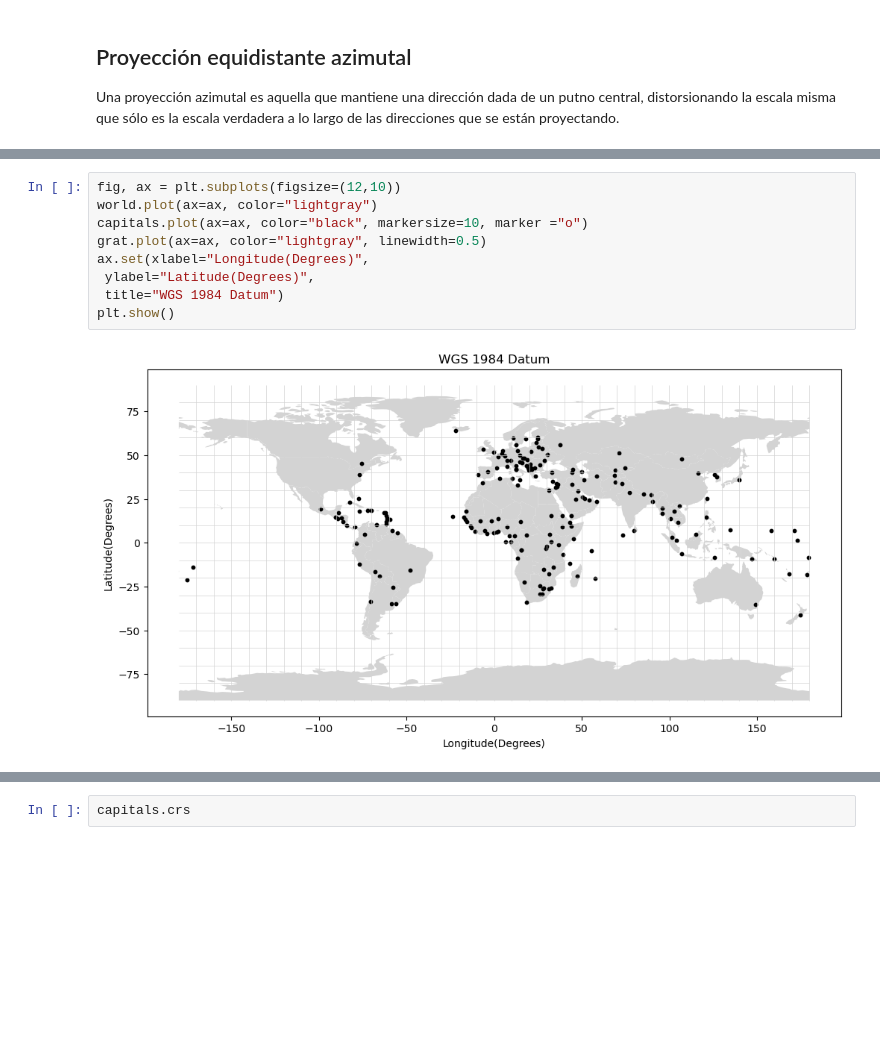
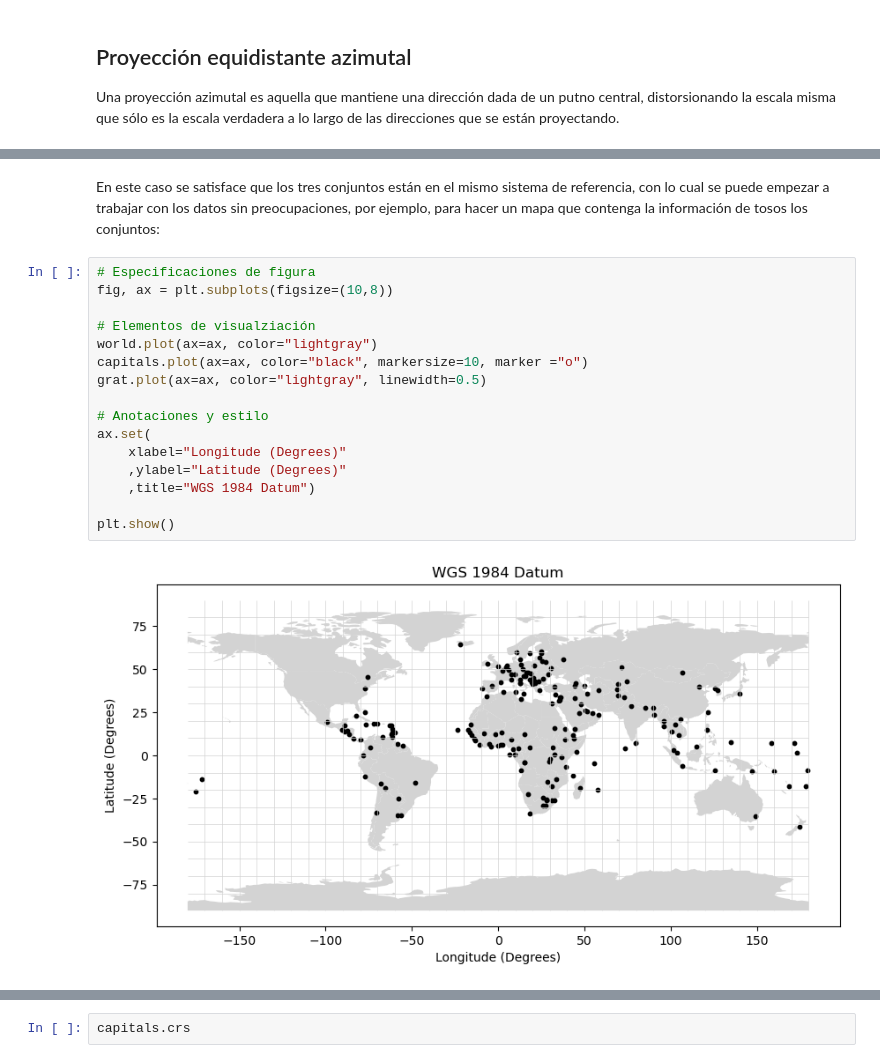
Before and after one commit to CAMM961001/geospatial_data_science, a Jupyter notebook: Chapter03/gcs_pcs.ipynb, the cells around one changed output, grey strips where cells are left out. Saved outputs shown, nothing was run; the diff lists cells and outputs as text; blank space fills up the shorter version.

```diff
--- a/Chapter03/gcs_pcs.ipynb
+++ b/Chapter03/gcs_pcs.ipynb
@@ -181,13 +195,22 @@ capitals.crs == world.crs == grat.crs
 # %% [output]
 True
+# %% [markdown]
+En este caso se satisface que los tres conjuntos están en el mismo sistema de referencia, con lo cual se puede empezar a trabajar con los datos sin preocupaciones, por ejemplo, para hacer un mapa que contenga la información de tosos los conjuntos:
 # %%
-fig, ax = plt.subplots(figsize=(12,10))
+# Especificaciones de figura
+fig, ax = plt.subplots(figsize=(10,8))
+
+# Elementos de visualziación
 world.plot(ax=ax, color="lightgray")
 capitals.plot(ax=ax, color="black", markersize=10, marker ="o")
 grat.plot(ax=ax, color="lightgray", linewidth=0.5)
-ax.set(xlabel="Longitude(Degrees)",
- ylabel="Latitude(Degrees)",
- title="WGS 1984 Datum")
+
+# Anotaciones y estilo
+ax.set(
+    xlabel="Longitude (Degrees)"
+    ,ylabel="Latitude (Degrees)"
+    ,title="WGS 1984 Datum")
+
 plt.show()
 # %% [output]
-[figure, old version]
+[figure, new version]
```
Also changed, not shown: parts of 21 cells of this notebook.
